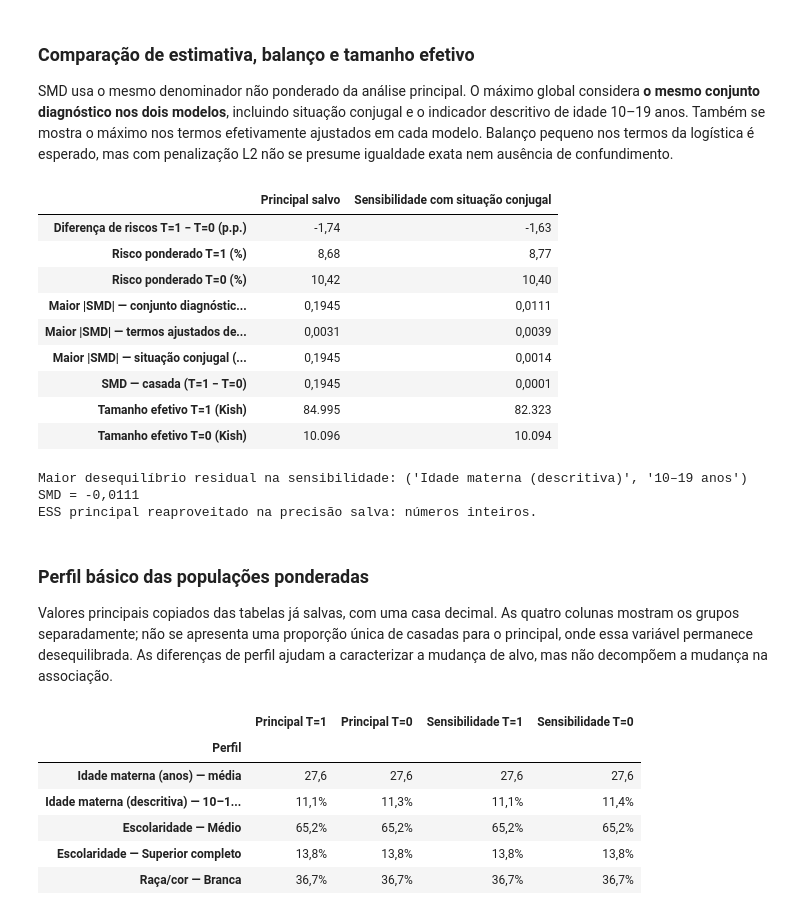
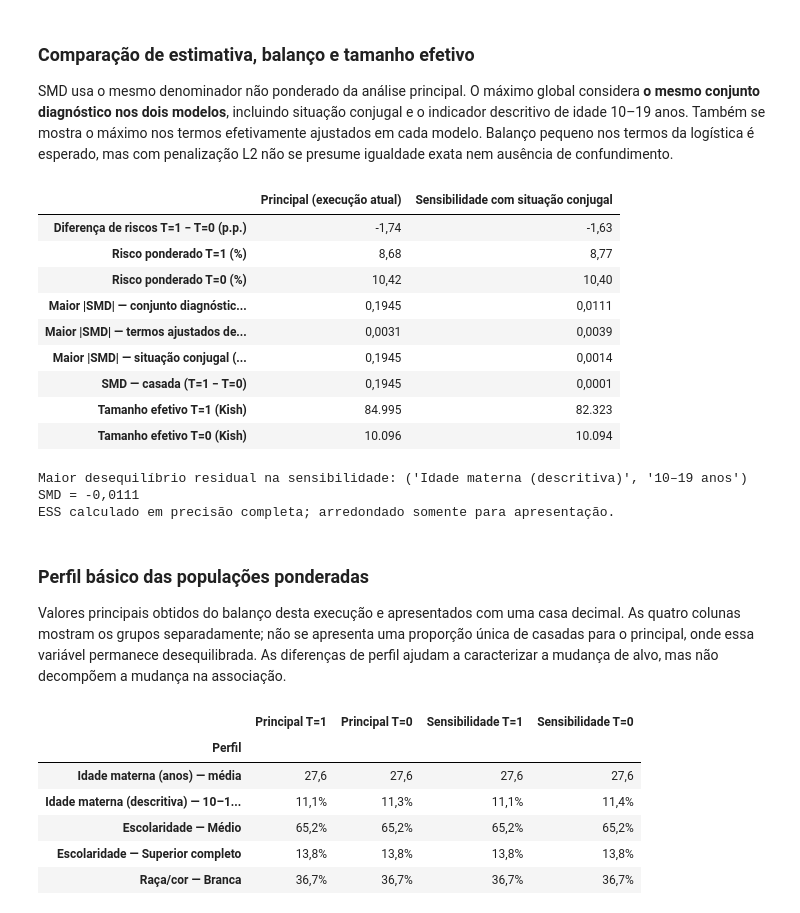
Before and after one commit to ariel-velardo/data-science-projects, a Jupyter notebook: projetos/big-data-sinasc-causal-ml/notebooks/principal/06_ato_sp_capital_2024.ipynb, the cells around one changed output. Drawn from its saved outputs; the diff is of its cells as text; code cells hidden in the pictures.

```diff
--- a/projetos/big-data-sinasc-causal-ml/notebooks/principal/06_ato_sp_capital_2024.ipynb
+++ b/projetos/big-data-sinasc-causal-ml/notebooks/principal/06_ato_sp_capital_2024.ipynb
@@ -80,6 +96,7 @@ with duckdb.connect() as con:
     dados = con.execute(
         projecao
         + ", mesprenat_num, peso_num, try_cast(QTDFILMORT AS INTEGER) AS QTDFILMORT_NUM"
+        + ", year(try_strptime(CAST(DTNASC AS VARCHAR), '%d%m%Y')) AS ano_nascimento"
         + " FROM fase1_base"
         + " WHERE tratamento IS NOT NULL AND y_p1 IS NOT NULL AND gravidez_num = 1"
         + " AND mesprenat_num BETWEEN 1 AND 6 AND CAST(CODMUNRES AS VARCHAR) = ?"
@@ -91,6 +108,9 @@ n_total, n_t1 = len(dados), int(dados.tratamento.sum())
 n_t0 = n_total - n_t1
 assert {"n": n_total, "t1": n_t1, "t0": n_t0} == ESPERADO, (n_total, n_t1, n_t0)
 assert dados.contador.notna().all() and dados.contador.is_unique
+assert dados.contador.is_monotonic_increasing
+assert dados.ano_nascimento.notna().all() and dados.ano_nascimento.eq(2024).all()
+assert int(dados.Y_BAIXO_PESO.sum()) == 9850
 assert dados.tratamento.eq(dados.mesprenat_num.le(3).astype(int)).all()
 assert dados.peso_num.between(500, 6000).all()
 assert dados.Y_BAIXO_PESO.eq(dados.peso_num.lt(2500).astype(int)).all()
@@ -718,18 +680,5 @@ A base completa local é lida apenas para aplicar a mesma seleção B e ajustar
 # %%
-parquet_sens = raiz_sens / "data/processed/sinasc_2024.parquet"
-with duckdb.connect() as con_sens:
-    _criar_views(con_sens, parquet_sens)
-    sql_view_sens = con_sens.execute(
-        "SELECT sql FROM duckdb_views() WHERE view_name='amostra_principal'"
-    ).fetchone()[0]
-    projecao_sens = sql_view_sens[
-        sql_view_sens.index(" AS SELECT ") + 4:sql_view_sens.index(" FROM fase1_base")]
-    dados_sens = con_sens.execute(
-        projecao_sens + ", mesprenat_num, peso_num FROM fase1_base"
-        + " WHERE tratamento IS NOT NULL AND y_p1 IS NOT NULL AND gravidez_num=1"
-        + " AND mesprenat_num BETWEEN 1 AND 6 AND CAST(CODMUNRES AS VARCHAR)=?"
-        + " ORDER BY contador", ["355030"]).df()
-
+dados_sens = dados.copy()
 dados_sens["IDADEMAE_QUAD"] = dados_sens.IDADEMAE_NUM ** 2
 T_sens = dados_sens.tratamento.to_numpy(dtype=int)
 Y_sens = dados_sens.Y_BAIXO_PESO.to_numpy(dtype=int)
@@ -740,6 +689,9 @@ assert dados_sens.peso_num.between(500, 6000).all()
 assert np.array_equal(Y_sens, dados_sens.peso_num.lt(2500).to_numpy(int))
 assert np.array_equal(T_sens, dados_sens.mesprenat_num.le(3).to_numpy(int))
 assert dados_sens.IDADEMAE_NUM.notna().all()
+assert dados_sens.contador.equals(dados.contador)
+np.testing.assert_array_equal(T_sens, T)
+np.testing.assert_array_equal(Y_sens, Y)
 
 numericas_sens = ["IDADEMAE_NUM", "IDADEMAE_QUAD"]
 categoricas_base_sens = ["ESCOLARIDADE_MAE", "RACA_COR_MAE", "PARIDADE_CAT", "PERDAS_FETAIS_CAT"]
@@ -820,40 +772,40 @@ def numero_sens(valor, casas=2):
     return f"{valor:,.{casas}f}".replace(",", "§").replace(".", ",").replace("§", ".")
 
 comparacao_sens = pd.DataFrame({
-    "Principal salvo": [
+    "Principal (execução atual)": [
         numero_sens(dif_principal_sens),
         numero_sens(riscos_principal_sens[0]), numero_sens(riscos_principal_sens[1]),
         numero_sens(smd_principal_sens.max(), 4),
         numero_sens(smd_principal_sens[mascara_base_principal_sens].max(), 4),
         numero_sens(smd_principal_sens[mascara_conj_principal_sens].max(), 4),
         numero_sens(smd_principal_sens["Situação conjugal (não ajustada) — Casada"], 4),
         numero_sens(ess_principal_sens[0], 0), numero_sens(ess_principal_sens[1], 0),
     ],
     "Sensibilidade com situação conjugal": [
         numero_sens(dif_sens),
         numero_sens(100 * risco_sens[1]), numero_sens(100 * risco_sens[0]),
         numero_sens(balanco_sens.smd.abs().max(), 4),
         numero_sens(termos_sens.smd.abs().max(), 4),
         numero_sens(conj_sens.smd.abs().max(), 4),
         numero_sens(casada_sens, 4),
         numero_sens(ess_sens[1], 0), numero_sens(ess_sens[0], 0),
     ],
 }, index=[
     "Diferença de riscos T=1 − T=0 (p.p.)",
     "Risco ponderado T=1 (%)", "Risco ponderado T=0 (%)",
     "Maior |SMD| — conjunto diagnóstico comum",
     "Maior |SMD| — termos ajustados de cada modelo",
     "Maior |SMD| — situação conjugal (todos os níveis)",
     "SMD — casada (T=1 − T=0)",
     "Tamanho efetivo T=1 (Kish)", "Tamanho efetivo T=0 (Kish)",
 ])
 display(comparacao_sens)
 maior_sens = balanco_sens.smd.abs().idxmax()
 print("Maior desequilíbrio residual na sensibilidade:", maior_sens,
       "SMD =", numero_sens(balanco_sens.loc[maior_sens, "smd"], 4))
-print("ESS principal reaproveitado na precisão salva: números inteiros.")
+print("ESS calculado em precisão completa; arredondado somente para apresentação.")
 # %% [output]
-|  | Principal salvo | Sensibilidade com situação conjugal |
+|  | Principal (execução atual) | Sensibilidade com situação conjugal |
 | Diferença de riscos T=1 − T=0 (p.p.) | -1,74 | -1,63 |
 | Risco ponderado T=1 (%) | 8,68 | 8,77 |
 | Risco ponderado T=0 (%) | 10,42 | 10,40 |
@@ -864,11 +816,11 @@ print("ESS principal reaproveitado na precisão salva: números inteiros.")
 | Tamanho efetivo T=1 (Kish) | 84.995 | 82.323 |
 | Tamanho efetivo T=0 (Kish) | 10.096 | 10.094 |
 Maior desequilíbrio residual na sensibilidade: ('Idade materna (descritiva)', '10–19 anos') SMD = -0,0111
-ESS principal reaproveitado na precisão salva: números inteiros.
+ESS calculado em precisão completa; arredondado somente para apresentação.
 # %% [markdown]
 ### Perfil básico das populações ponderadas
 
-Valores principais copiados das tabelas já salvas, com uma casa decimal. As quatro colunas mostram os grupos separadamente; não se apresenta uma proporção única de casadas para o principal, onde essa variável permanece desequilibrada. As diferenças de perfil ajudam a caracterizar a mudança de alvo, mas não decompõem a mudança na associação.
+Valores principais obtidos do balanço desta execução e apresentados com uma casa decimal. As quatro colunas mostram os grupos separadamente; não se apresenta uma proporção única de casadas para o principal, onde essa variável permanece desequilibrada. As diferenças de perfil ajudam a caracterizar a mudança de alvo, mas não decompõem a mudança na associação.
 # %%
 itens_perfil_sens = [
     ("Idade materna (anos)", "média"),
```
Also changed, not shown: parts of 12 cells of this notebook, 5 other files.
